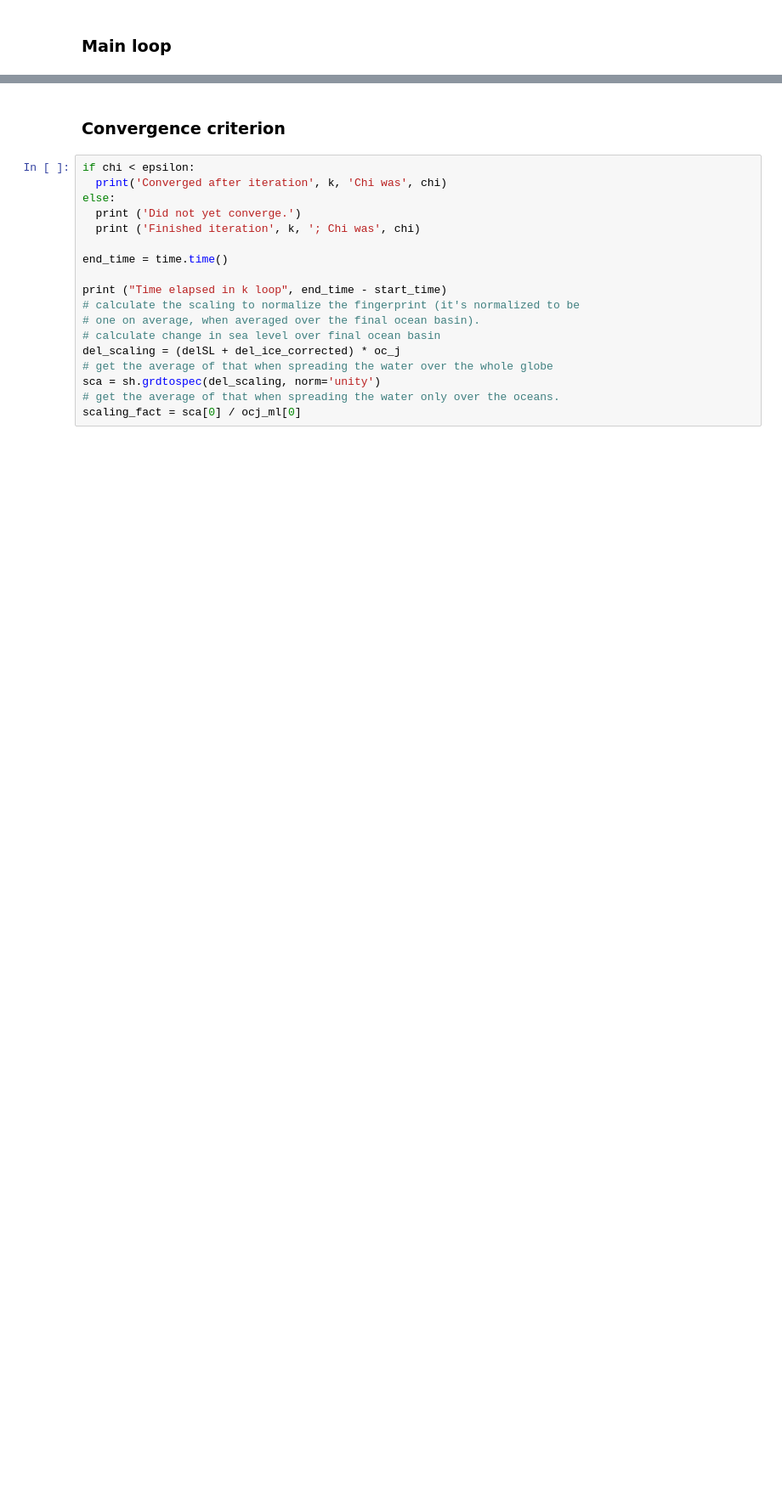
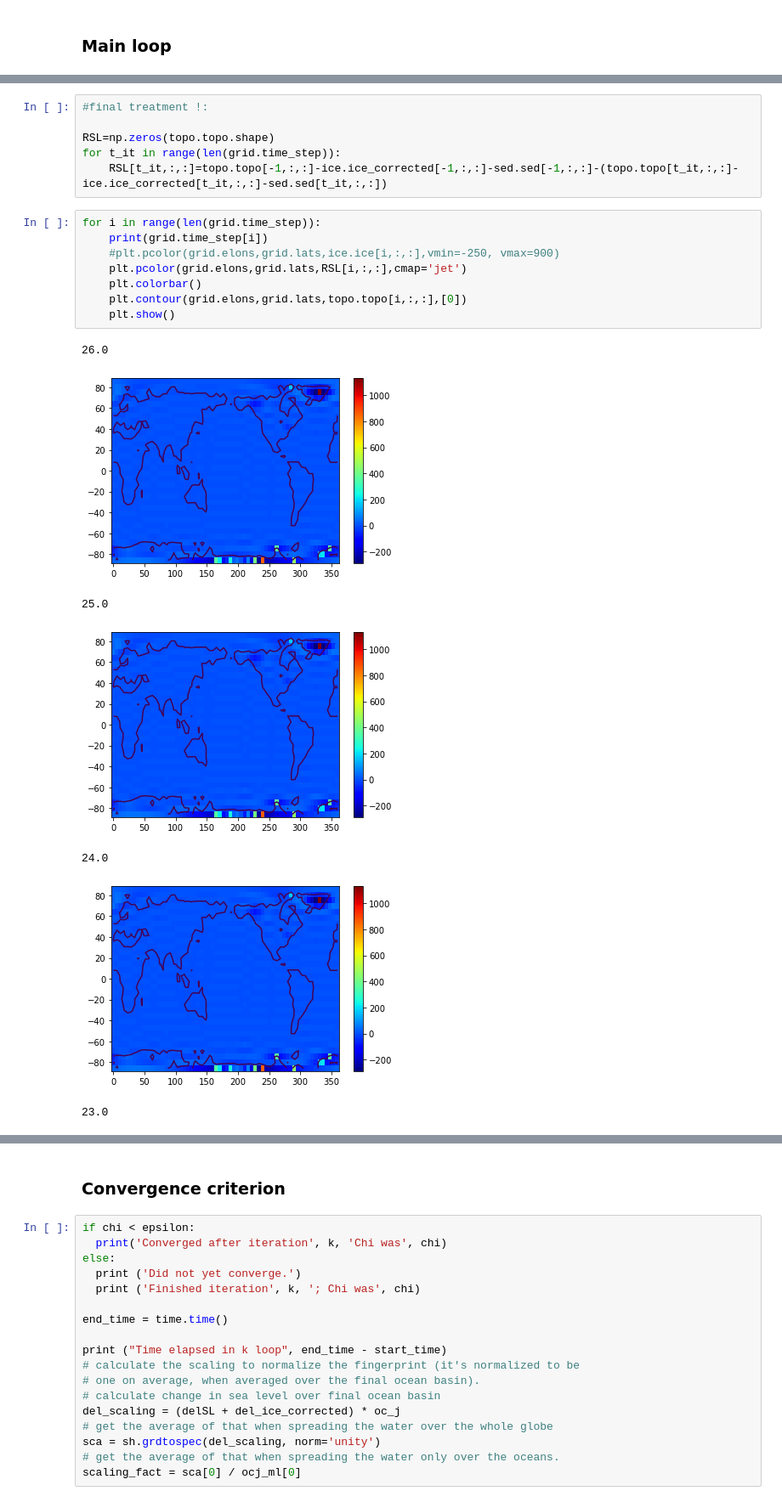
Before and after one commit to AHenryLarroze/Py_SL_C0de, a Jupyter notebook: SL_equation_elastic.ipynb, the cells around one changed output, grey strips where cells are left out. Shown at 85% size. Drawn from its saved outputs; the diff is of its cells as text; blank space fills up the shorter version.

```diff
--- a/SL_equation_elastic.ipynb
+++ b/SL_equation_elastic.ipynb
@@ -436,0 +1611,22 @@ delS_ml.pcolor()
+# %%
+#final treatment !:
+
+RSL=np.zeros(topo.topo.shape)
+for t_it in range(len(grid.time_step)):
+    RSL[t_it,:,:]=topo.topo[-1,:,:]-ice.ice_corrected[-1,:,:]-sed.sed[-1,:,:]-(topo.topo[t_it,:,:]-ice.ice_corrected[t_it,:,:]-sed.sed[t_it,:,:])
+# %%
+for i in range(len(grid.time_step)):
+    print(grid.time_step[i])
+    #plt.pcolor(grid.elons,grid.lats,ice.ice[i,:,:],vmin=-250, vmax=900)
+    plt.pcolor(grid.elons,grid.lats,RSL[i,:,:],cmap='jet')
+    plt.colorbar()
+    plt.contour(grid.elons,grid.lats,topo.topo[i,:,:],[0])
+    plt.show()
+# %% [output]
+26.0
+[figure, added]
+25.0
+[figure, added]
+24.0
+[figure, added]
+23.0
```
Also changed, not shown: parts of 24 cells of this notebook.
